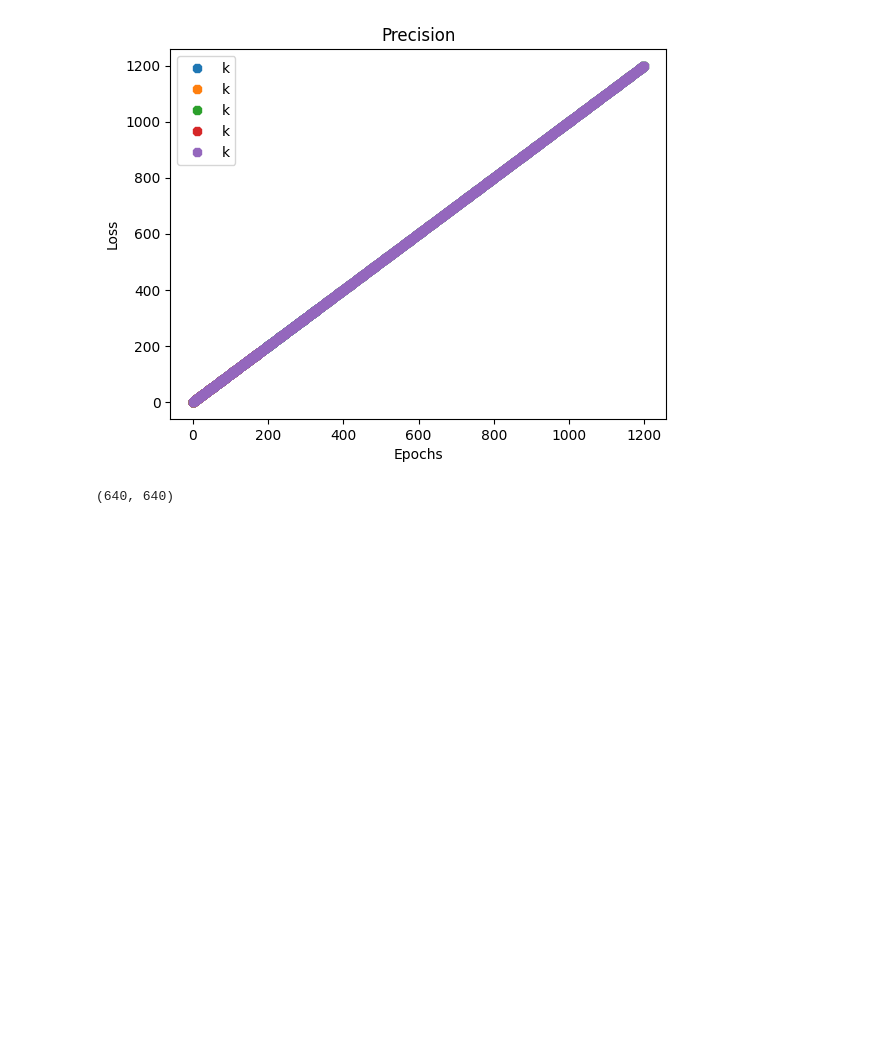
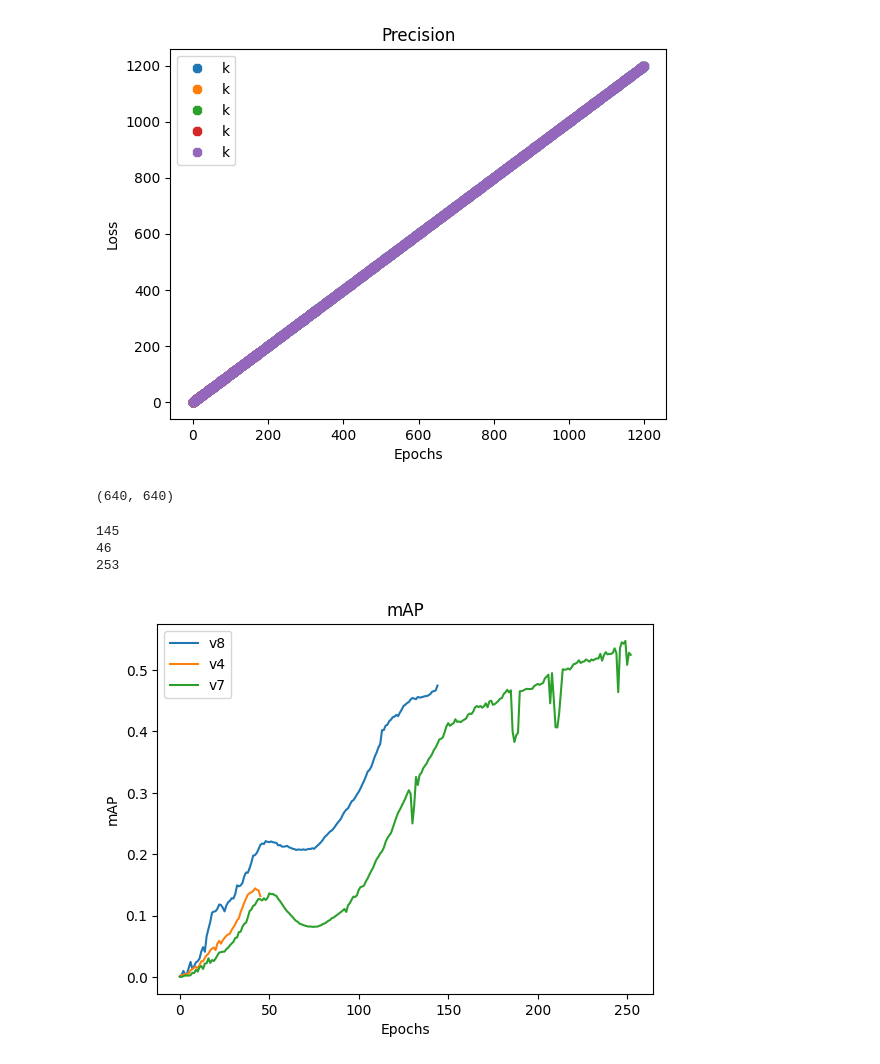
Before and after one commit to gkstlsgp3as/OD-CycleGAN, a Jupyter notebook: draw_training copy.ipynb, the cells around one changed output. Drawn from its saved outputs; the diff is of its cells as text; code cells hidden in the pictures; blank space fills up the shorter version.

```diff
--- a/draw_training copy.ipynb
+++ b/draw_training copy.ipynb
@@ -4,6 +4,6 @@ from pathlib import Path
 import matplotlib.pyplot as plt
 import numpy as np
 # %%
-path = '/data/BRIDGE/OD-CycleGAN/output/log'
+path = '/data/BRIDGE/OD-CycleGAN/output/'
 fl_list = os.listdir(path)
-fl_list
+fl_list = [f for f in fl_list if f.endswith('txt')]
@@ -109,11 +68,17 @@ plt.show()
 # %% [output]
 (640, 640)
 # %%
-for k, m in m_ap:
-    plt.plot(arange(len(m)), m, label='k')
+for key, value in m_ap.items():
+    print(len(value))
+    plt.plot(np.arange(len(value)), value, label=key)
 plt.title('mAP')
 plt.xlabel('Epochs')
-plt.ylabel('Loss')
+plt.ylabel('mAP')
 # Display the plot
 plt.legend(loc='best')
 plt.show()
+# %% [output]
+145
+46
+253
+[figure, added]
```
Also changed, not shown: parts of 5 cells of this notebook, 34 other files.
